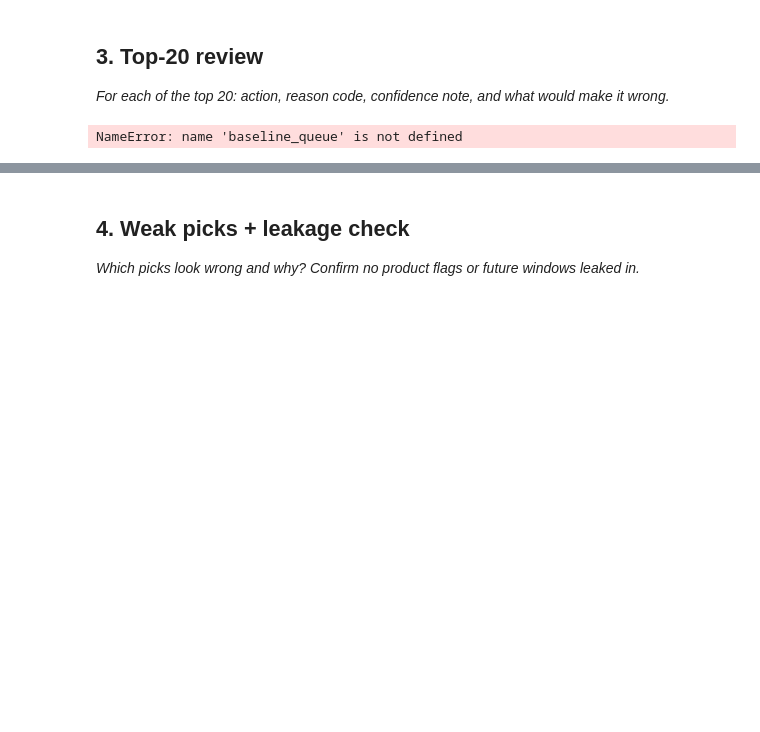
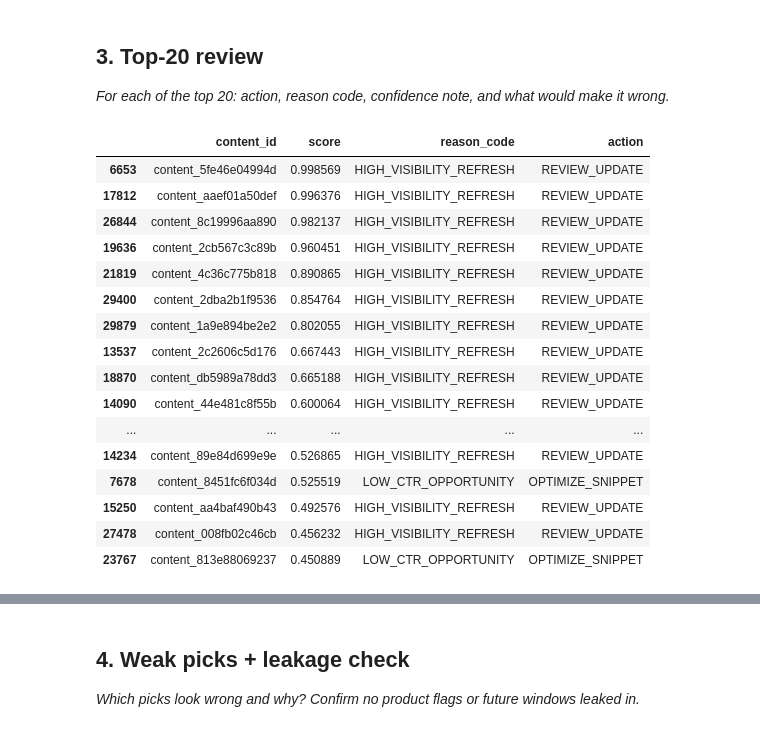
Before and after one commit to DataFriend101/Machine_Learning, a Jupyter notebook: work/notebooks/w04_baseline_score.ipynb, the cells around one changed output, grey strips where cells are left out. Saved outputs shown, nothing was run; the diff lists cells and outputs as text; code cells hidden in the pictures; blank space fills up the shorter version.

```diff
--- a/work/notebooks/w04_baseline_score.ipynb
+++ b/work/notebooks/w04_baseline_score.ipynb
@@ -20,10 +24,0 @@ The reason codes this rule can output are:
-# %%
-# Load dataset
-import pandas as pd
-from pathlib import Path
-
-file_path = Path("../../data/raw/content_refresh_anonymized.csv")
-if not file_path.exists():
-    raise FileNotFoundError(f"Can't find {file_path.resolve()}. Check your working directory.")
-
-df = pd.read_csv(file_path)
@@ -74,0 +117,7 @@ df[["visibility_score", "ctr_opportunity"]].head()
+# %%
+# Combine signals into one transparent score
+df["score"] = (
+    df["visibility_score"] *
+    df["ctr_opportunity"]
+)
+df["score"].describe()
@@ -140,0 +159,12 @@ OSError: Cannot save file into a non-existent directory: 'work/outputs'
+# %%
+# Add the action labels
+def assign_action(reason):
+    if reason == "LOW_CTR_OPPORTUNITY":
+        return "OPTIMIZE_SNIPPET"
+    elif reason == "HIGH_VISIBILITY_REFRESH":
+        return "REVIEW_UPDATE"
+    else:
+        return "MONITOR"
+
+df["action"] = df["reason_code"].apply(assign_action)
+df["action"].value_counts()
@@ -143,8 +220,22 @@ OSError: Cannot save file into a non-existent directory: 'work/outputs'
 
 *For each of the top 20: action, reason code, confidence note, and what would make it wrong.*
 # %%
-top20 = baseline_queue.head(20)
-
-top20
+baseline_queue.head(20)
 # %% [output]
-NameError: name 'baseline_queue' is not defined
+|  | content_id | score | reason_code | action |
+| 6653 | content_5fe46e04994d | 0.998569 | HIGH_VISIBILITY_REFRESH | REVIEW_UPDATE |
+| 17812 | content_aaef01a50def | 0.996376 | HIGH_VISIBILITY_REFRESH | REVIEW_UPDATE |
+| 26844 | content_8c19996aa890 | 0.982137 | HIGH_VISIBILITY_REFRESH | REVIEW_UPDATE |
+| 19636 | content_2cb567c3c89b | 0.960451 | HIGH_VISIBILITY_REFRESH | REVIEW_UPDATE |
+| 21819 | content_4c36c775b818 | 0.890865 | HIGH_VISIBILITY_REFRESH | REVIEW_UPDATE |
+| 29400 | content_2dba2b1f9536 | 0.854764 | HIGH_VISIBILITY_REFRESH | REVIEW_UPDATE |
+| 29879 | content_1a9e894be2e2 | 0.802055 | HIGH_VISIBILITY_REFRESH | REVIEW_UPDATE |
+| 13537 | content_2c2606c5d176 | 0.667443 | HIGH_VISIBILITY_REFRESH | REVIEW_UPDATE |
+| 18870 | content_db5989a78dd3 | 0.665188 | HIGH_VISIBILITY_REFRESH | REVIEW_UPDATE |
+| 14090 | content_44e481c8f55b | 0.600064 | HIGH_VISIBILITY_REFRESH | REVIEW_UPDATE |
+| ... | ... | ... | ... | ... |
+| 14234 | content_89e84d699e9e | 0.526865 | HIGH_VISIBILITY_REFRESH | REVIEW_UPDATE |
+| 7678 | content_8451fc6f034d | 0.525519 | LOW_CTR_OPPORTUNITY | OPTIMIZE_SNIPPET |
+| 15250 | content_aa4baf490b43 | 0.492576 | HIGH_VISIBILITY_REFRESH | REVIEW_UPDATE |
+| 27478 | content_008fb02c46cb | 0.456232 | HIGH_VISIBILITY_REFRESH | REVIEW_UPDATE |
+| 23767 | content_813e88069237 | 0.450889 | LOW_CTR_OPPORTUNITY | OPTIMIZE_SNIPPET |
```
Also changed, not shown: parts of 19 cells of this notebook.
